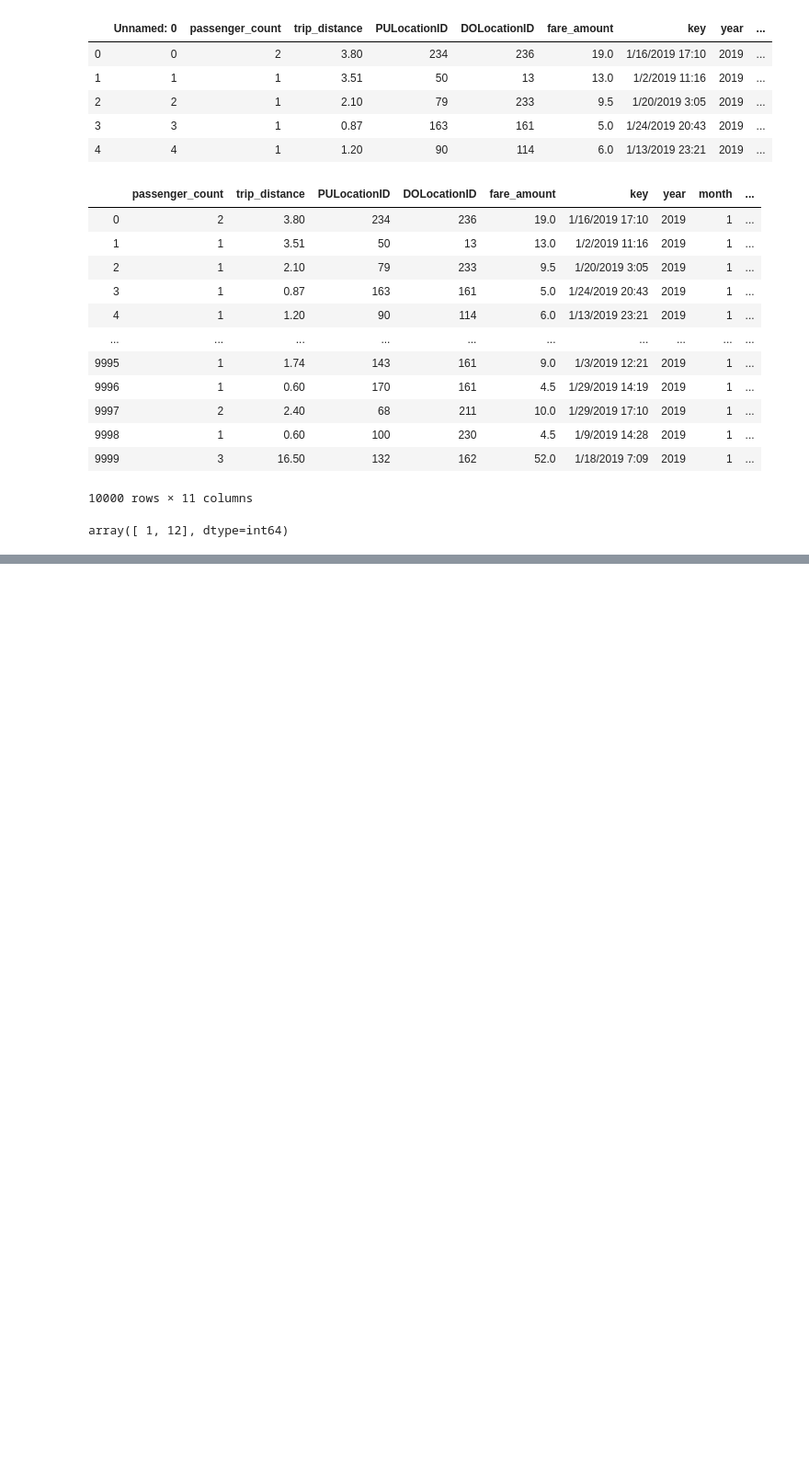
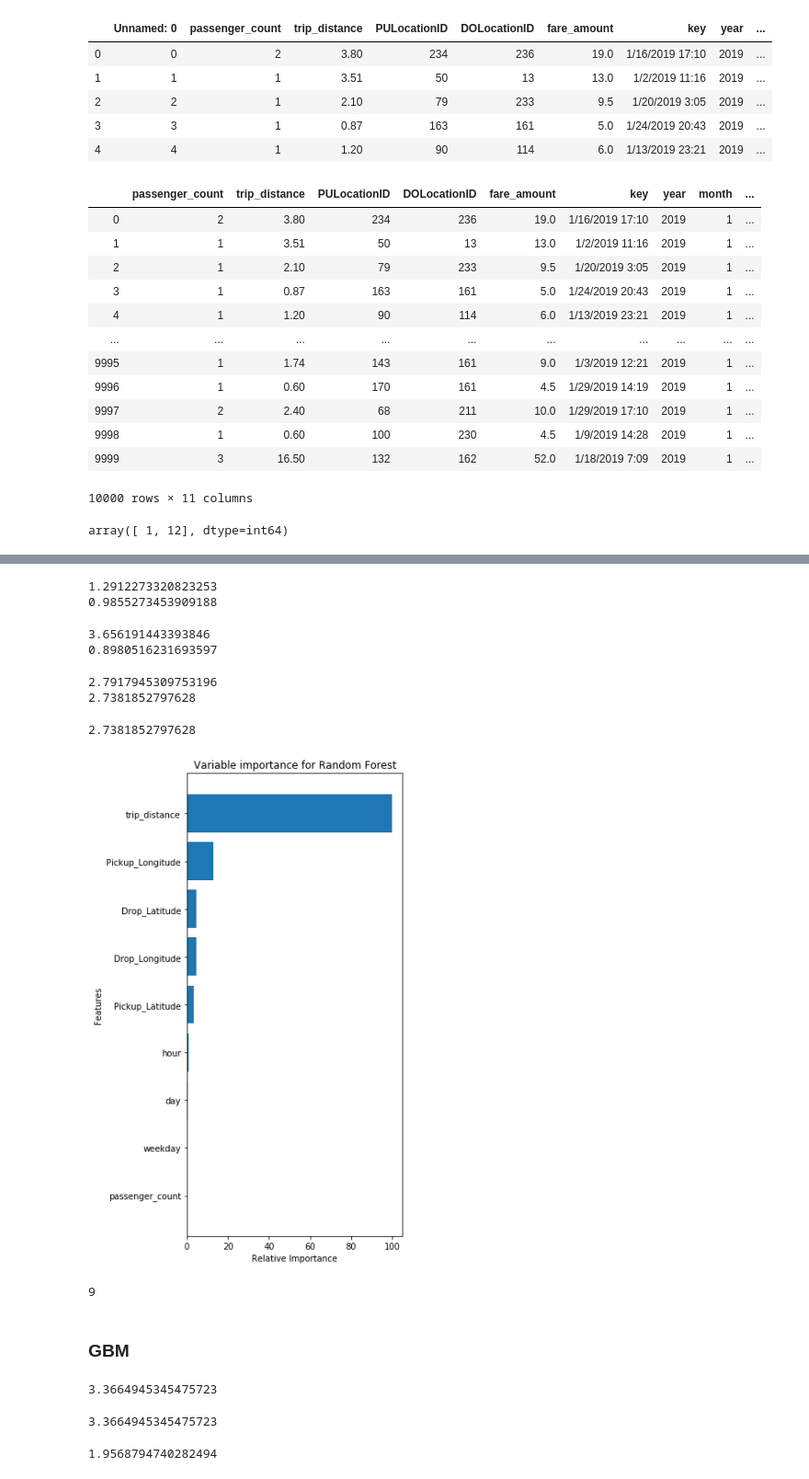
Before and after one commit to YesAbhi2291/Python_Academic-Project, a Jupyter notebook: Python_Project.ipynb, the cells around one changed output, grey strips where cells are left out. Shown: that part at 92% size. Saved outputs shown, nothing was run; the diff lists cells and outputs as text; code cells hidden in the pictures; blank space fills up the shorter version.

```diff
--- a/Python_Project.ipynb
+++ b/Python_Project.ipynb
@@ -634,0 +775,6 @@ array([ 1, 12], dtype=int64)
+# %%
+from sklearn.model_selection import train_test_split
+from sklearn.linear_model import LinearRegression
+X_train,X_test,y_train,y_test=train_test_split(df,y,random_state=0,test_size=0.5)
+lr=LinearRegression()
+lr.fit(X_train,y_train)
@@ -634,0 +877,19 @@ array([ 1, 12], dtype=int64)
+# %%
+from sklearn.ensemble import RandomForestRegressor
+randomForesttrain=RandomForestRegressor(random_state=0)
+randomForesttrain.fit(X_train,y_train)
+randomForesttrain_mse=mean_squared_error(y_train,randomForesttrain.predict(X_train))
+print(np.sqrt(randomForesttrain_mse))##Print RMSE of training set
+print(r2_score(y_train,randomForesttrain.predict(X_train)))##Print r-square of training set
+# %% [output]
+1.2912273320823253
+0.9855273453909188
+# %%
+
+randomForesttest_mse=mean_squared_error(y_test,randomForesttrain.predict(X_test))
+print(np.sqrt(randomForesttest_mse))##Print RMSE of test set
+RamdomForestRMSE=np.sqrt(randomForesttest_mse)
+print(r2_score(y_test,randomForesttrain.predict(X_test)))##Print r-square of test set
+# %% [output]
+3.656191443393846
+0.8980516231693597
@@ -634,0 +898,38 @@ array([ 1, 12], dtype=int64)
+# %%
+model=RandomForestRegressor(n_estimators=25,max_features=6,max_depth=25,min_samples_split=25,min_samples_leaf=2,random_state=0)
+# %%
+randomForestImproved=model.fit(X_train,y_train)
+# %%
+randomForesttrain_mse1=mean_squared_error(y_train,randomForestImproved.predict(X_train))
+print(np.sqrt(randomForesttrain_mse1))##train RMSE
+randomForesttest_mse=mean_squared_error(y_test,randomForestImproved.predict(X_test))
+print(np.sqrt(randomForesttest_mse))##validation RMSE
+ImprovedRandomForestrmse=np.sqrt(randomForesttest_mse)
+ImprovedRandomForestrmse
+# %% [output]
+2.7917945309753196
+2.7381852797628
+2.7381852797628
+# %%
+import matplotlib.pyplot as plt
+feature_importance=randomForestImproved.feature_importances_
+#make importance relative to max importance
+feature_importance=100.0*(feature_importance/feature_importance.max())
+sorted_idx=np.argsort(feature_importance)
+pos=np.arange(sorted_idx.shape[0])+0.5
+plt.figure(figsize=(10,10))
+plt.subplot(1,2,2)
+plt.barh(pos,feature_importance[sorted_idx],align='center')
+plt.yticks(pos,X_train.columns[sorted_idx])
+plt.xlabel('Relative Importance')
+plt.ylabel('Features')
+plt.title('Variable importance for Random Forest')
+plt.show();
+# %% [output]
+[figure, added]
+# %%
+sorted_idx.shape[0]
+# %% [output]
+9
+# %% [markdown]
+### GBM
@@ -634,0 +942,11 @@ array([ 1, 12], dtype=int64)
+# %%
+print(np.sqrt(mean_squared_error(y_test,predicted)))### Test RMSE
+GRMSE=np.sqrt(mean_squared_error(y_test,predicted))
+GRMSE
+# %% [output]
+3.3664945345475723
+3.3664945345475723
+# %%
+print(np.sqrt(mean_squared_error(y_train,model_gradient.predict(X_train))))##Training RMSE
+# %% [output]
+1.9568794740282494
```
Also changed, not shown: parts of 56 cells of this notebook.
